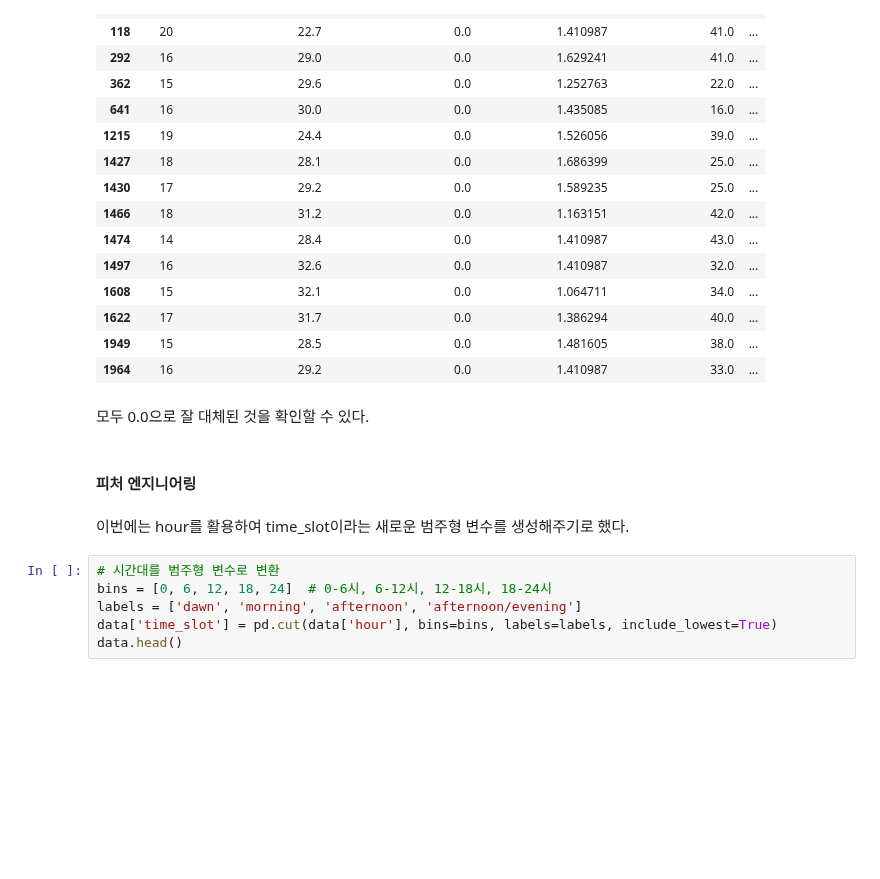
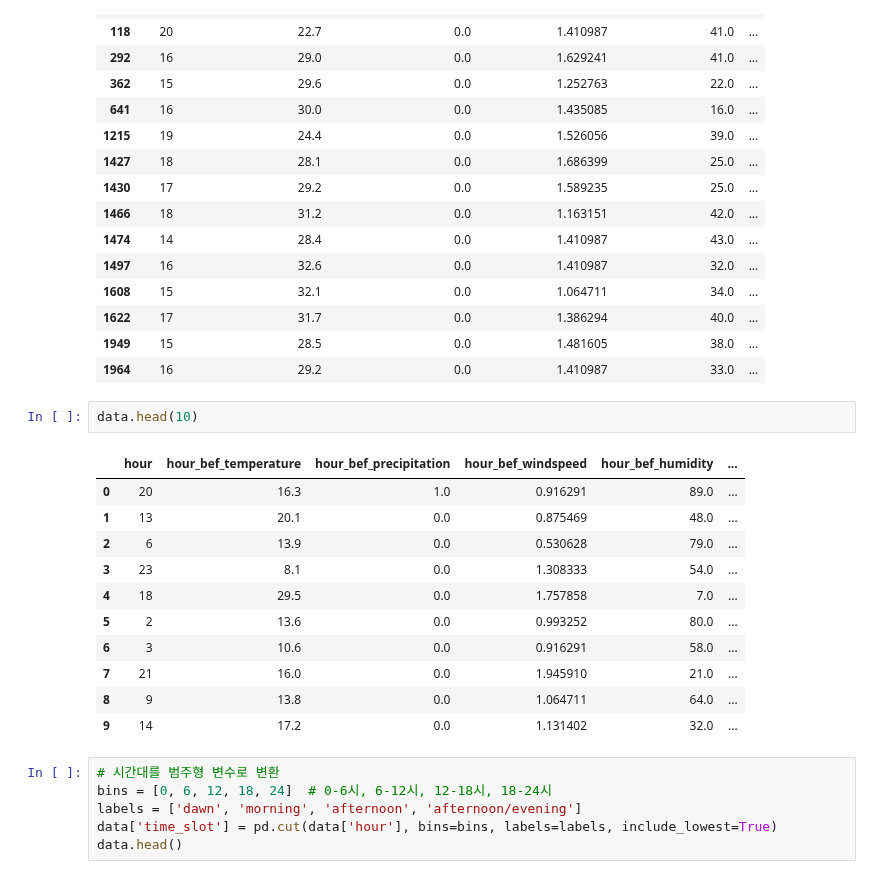
Before and after one commit to pingpeng1017/aiffel_project, a Jupyter notebook: [Datathon]bike_prediction.ipynb, the cells around one changed output. Cells and saved outputs as stored; diff of their text form; blank space fills up the shorter version.

```diff
--- a/[Datathon]bike_prediction.ipynb
+++ b/[Datathon]bike_prediction.ipynb
@@ -590,12 +592,20 @@ data.loc[[117, 118, 292, 362, 641, 1215, 1427, 1430, 1466, 1474, 1497, 1608, 162
 | 1622 | 17 | 31.7 | 0.0 | 1.386294 | 40.0 | ... |
 | 1949 | 15 | 28.5 | 0.0 | 1.481605 | 38.0 | ... |
 | 1964 | 16 | 29.2 | 0.0 | 1.410987 | 33.0 | ... |
-# %% [markdown]
-모두 0.0으로 잘 대체된 것을 확인할 수 있다.
-# %% [markdown]
-#### **피처 엔지니어링**
-# %% [markdown]
-이번에는 hour를 활용하여 time_slot이라는 새로운 범주형 변수를 생성해주기로 했다.
+# %%
+data.head(10)
+# %% [output]
+|  | hour | hour_bef_temperature | hour_bef_precipitation | hour_bef_windspeed | hour_bef_humidity | ... |
+| 0 | 20 | 16.3 | 1.0 | 0.916291 | 89.0 | ... |
+| 1 | 13 | 20.1 | 0.0 | 0.875469 | 48.0 | ... |
+| 2 | 6 | 13.9 | 0.0 | 0.530628 | 79.0 | ... |
+| 3 | 23 | 8.1 | 0.0 | 1.308333 | 54.0 | ... |
+| 4 | 18 | 29.5 | 0.0 | 1.757858 | 7.0 | ... |
+| 5 | 2 | 13.6 | 0.0 | 0.993252 | 80.0 | ... |
+| 6 | 3 | 10.6 | 0.0 | 0.916291 | 58.0 | ... |
+| 7 | 21 | 16.0 | 0.0 | 1.945910 | 21.0 | ... |
+| 8 | 9 | 13.8 | 0.0 | 1.064711 | 64.0 | ... |
+| 9 | 14 | 17.2 | 0.0 | 1.131402 | 32.0 | ... |
 # %%
 # 시간대를 범주형 변수로 변환
 bins = [0, 6, 12, 18, 24]  # 0-6시, 6-12시, 12-18시, 18-24시
```
Also changed, not shown: parts of 7 cells of this notebook.
